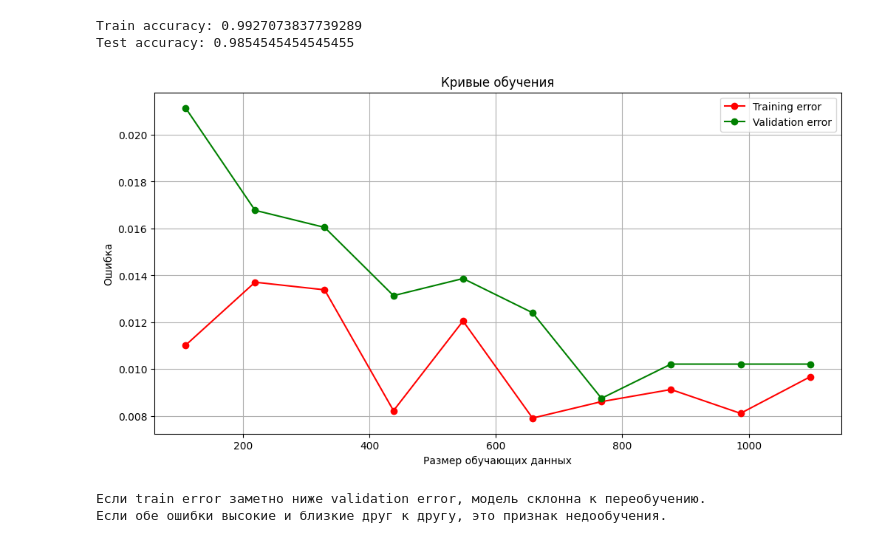
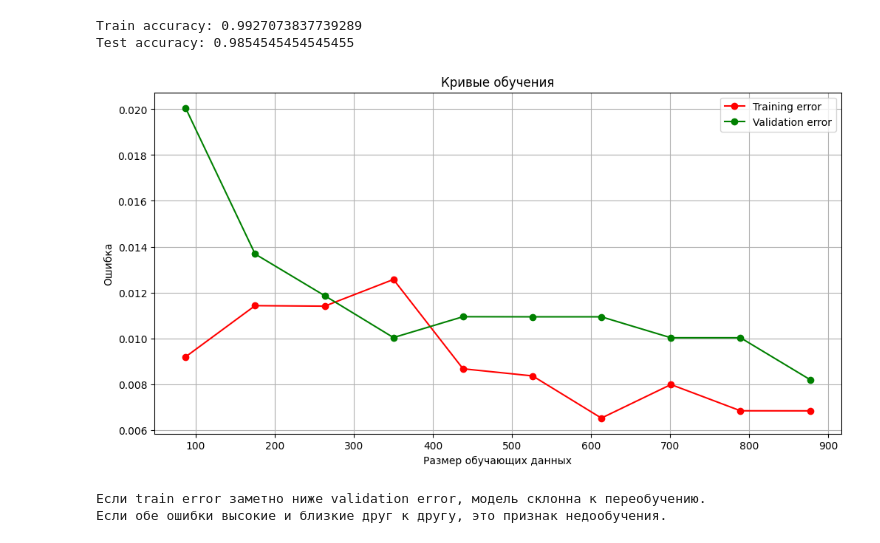
Before and after one commit to gggvitalii90/python_analytics_ich_120925, a Jupyter notebook: DZ_python_DA/DZ_22_Honcharov_DA.ipynb, the cells around one changed output. Drawn from its saved outputs; the diff is of its cells as text; code cells hidden in the pictures.

```diff
--- a/DZ_python_DA/DZ_22_Honcharov_DA.ipynb
+++ b/DZ_python_DA/DZ_22_Honcharov_DA.ipynb
@@ -208,17 +206,12 @@ def plot_learning_curves(estimator, X, y, train_sizes = np.linspace(0.1, 1.0, 10
 # %%
 # Постройте кривые обучения и сделайте вывод о недообученности/переобученности модели
 # (Синтаксис в файле "Переобучение и недообучение" - п.1.1. - Кривые обучения)
-# Перемешиваем строки, чтобы в ранних подвыборках были оба класса
-X_shuffled = X.sample(frac=1, random_state=42)
-y_shuffled = y.loc[X_shuffled.index]
-
-# Строим кривые обучения
-plot_learning_curves(model, X_shuffled, y_shuffled)
+plot_learning_curves(model, X_train, y_train)
 
 # Интерпретация графика
 print('Если train error заметно ниже validation error, модель склонна к переобучению.')
 print('Если обе ошибки высокие и близкие друг к другу, это признак недообучения.')
 # %% [output]
-[figure, old version]
+[figure, new version]
 Если train error заметно ниже validation error, модель склонна к переобучению.
 Если обе ошибки высокие и близкие друг к другу, это признак недообучения.
```
Also changed, not shown: parts of 1 cell of this notebook.
